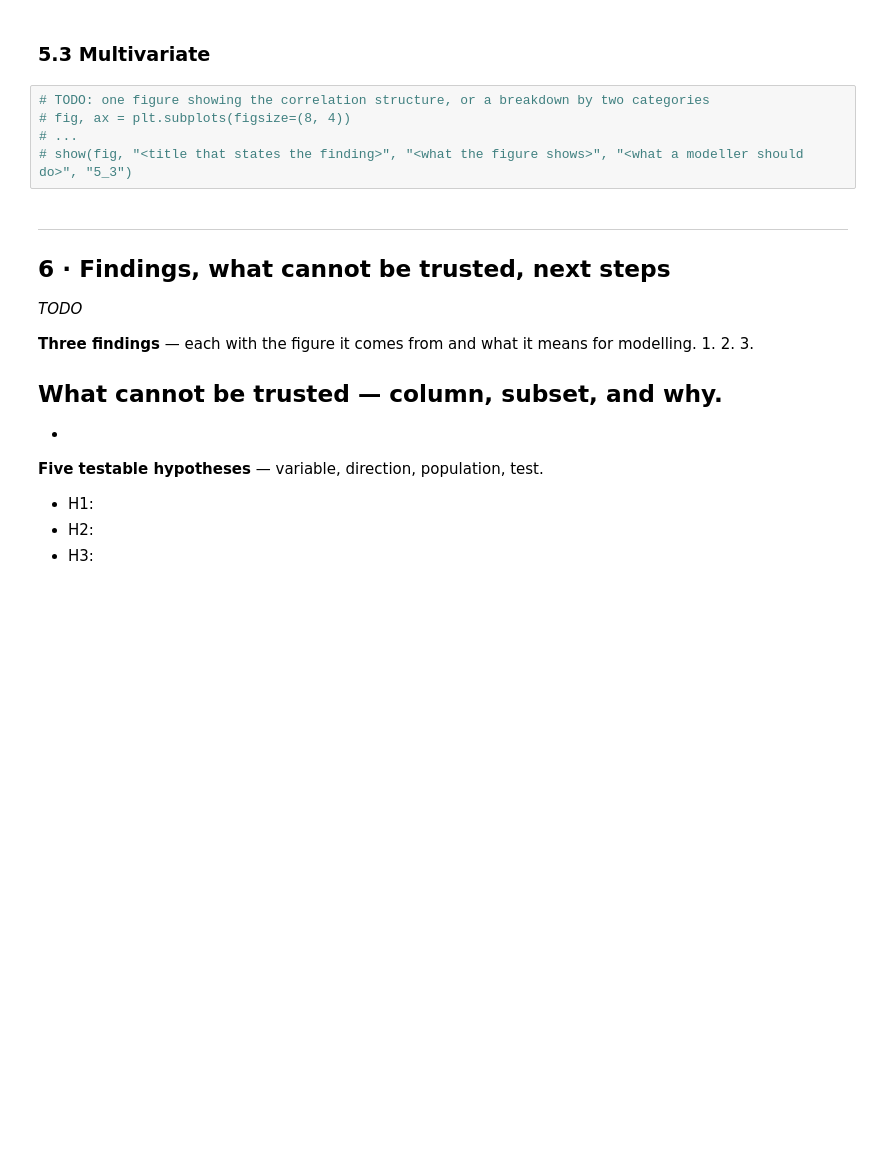
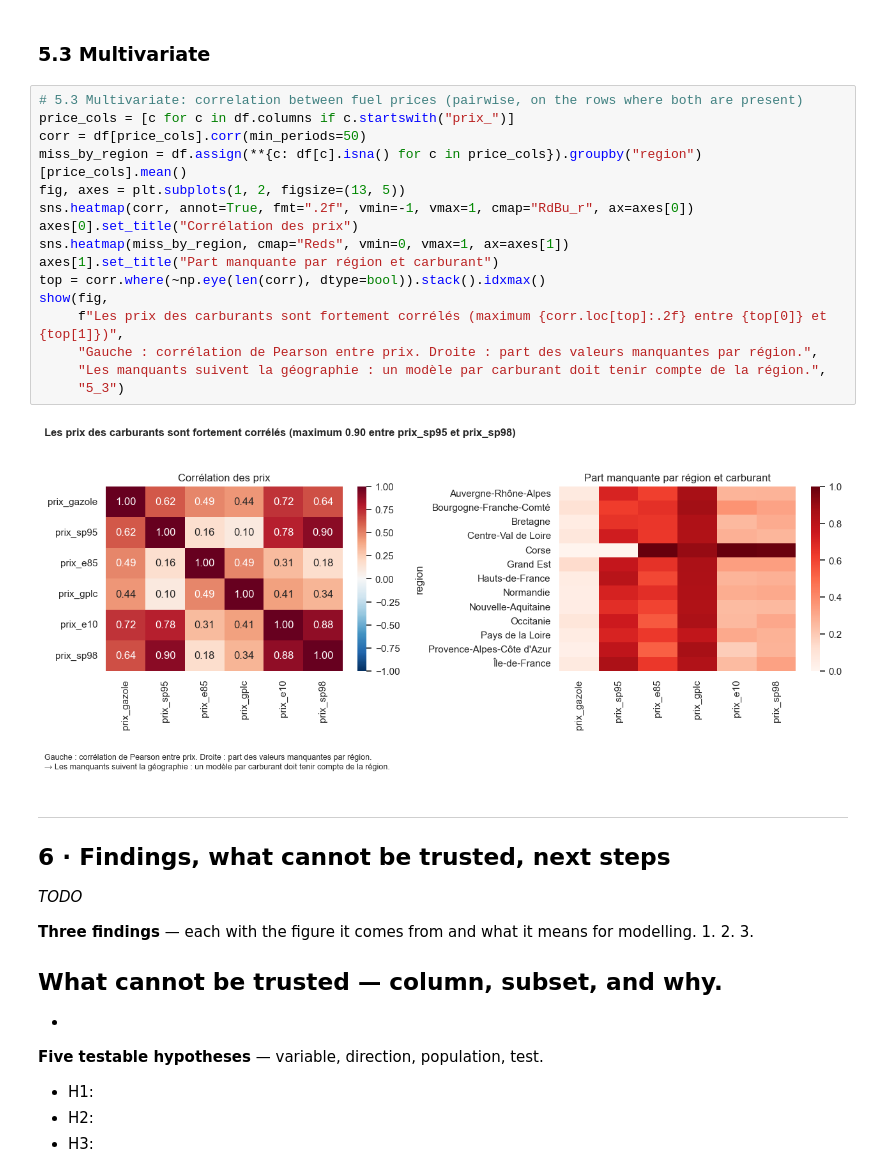
Before and after one commit to Martinvllee/Fuel-Prices-project, a Jupyter notebook: project_02_fuel_prices_v3.ipynb, the cells around one changed output. Cells and saved outputs as stored; diff of their text form; blank space fills up the shorter version.

```diff
--- a/project_02_fuel_prices_v3.ipynb
+++ b/project_02_fuel_prices_v3.ipynb
@@ -419,10 +648,23 @@ clean = df.copy()      # TODO: this should be your cleaned data after Section 4
 # %% [markdown]
 ### 5.3 Multivariate
 # %%
-# TODO: one figure showing the correlation structure, or a breakdown by two categories
-# fig, ax = plt.subplots(figsize=(8, 4))
-# ...
-# show(fig, "<title that states the finding>", "<what the figure shows>", "<what a modeller should do>", "5_3")
+# 5.3 Multivariate: correlation between fuel prices (pairwise, on the rows where both are present)
+price_cols = [c for c in df.columns if c.startswith("prix_")]
+corr = df[price_cols].corr(min_periods=50)
+miss_by_region = df.assign(**{c: df[c].isna() for c in price_cols}).groupby("region")[price_cols].mean()
+fig, axes = plt.subplots(1, 2, figsize=(13, 5))
+sns.heatmap(corr, annot=True, fmt=".2f", vmin=-1, vmax=1, cmap="RdBu_r", ax=axes[0])
+axes[0].set_title("Corrélation des prix")
+sns.heatmap(miss_by_region, cmap="Reds", vmin=0, vmax=1, ax=axes[1])
+axes[1].set_title("Part manquante par région et carburant")
+top = corr.where(~np.eye(len(corr), dtype=bool)).stack().idxmax()
+show(fig,
+     f"Les prix des carburants sont fortement corrélés (maximum {corr.loc[top]:.2f} entre {top[0]} et {top[1]})",
+     "Gauche : corrélation de Pearson entre prix. Droite : part des valeurs manquantes par région.",
+     "Les manquants suivent la géographie : un modèle par carburant doit tenir compte de la région.",
+     "5_3")
+# %% [output]
+[figure, added]
 # %% [markdown]
 ---
 ## 6 · Findings, what cannot be trusted, next steps
```
Also changed, not shown: parts of 22 cells of this notebook, 9 other files.
